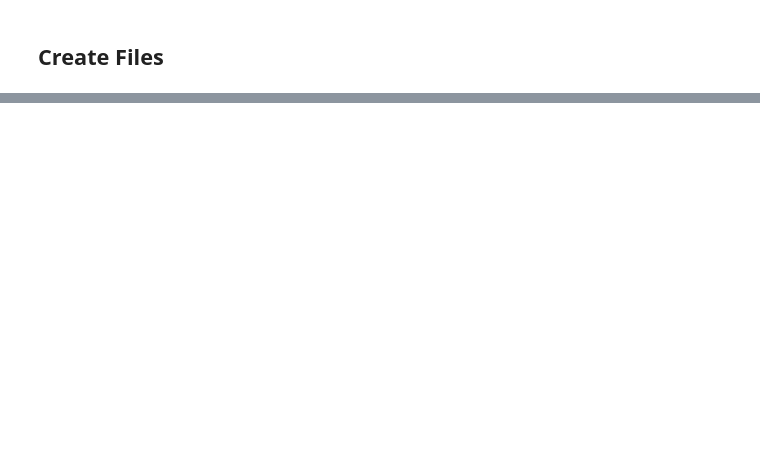
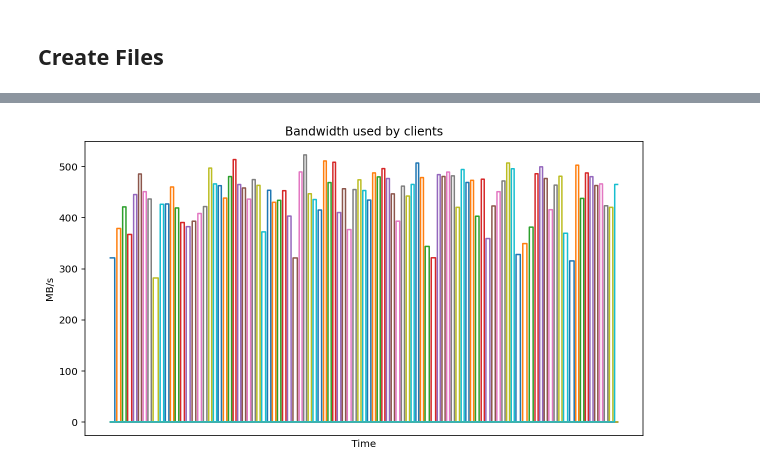
Before and after one commit to ephes/django_fileresponse, a Jupyter notebook: nbs/test_concurrent_downloads.ipynb, the cells around one changed output, grey strips where cells are left out. Cells and saved outputs as stored; diff of their text form; code cells hidden in the pictures; blank space fills up the shorter version.

Commit message:
read file contents if exists + plot download chart

```diff
--- a/nbs/test_concurrent_downloads.ipynb
+++ b/nbs/test_concurrent_downloads.ipynb
@@ -34,6 +53,13 @@ for num in range(100):
 # %%
 # dont_test
+timestamps = []
 base_url = "http://localhost:8000"
-urls = []
-for num in num_to_md5sum:
-    urls.append(urljoin(base_url, f"{num}"))
+for num, expected_md5sum in num_to_md5sum.items():
+    url = urljoin(base_url, f"{num}")
+    started = datetime.now()
+    r = requests.get(url)
+    stopped = datetime.now()
+    timestamps.append((started, stopped))
+    r.raise_for_status()
+    actual_md5sum = hashlib.md5(r.content).hexdigest()
+    assert expected_md5sum == actual_md5sum
@@ -48,0 +68,17 @@ for num, expected_md5sum in num_to_md5sum.items():
+# %%
+# dont_test
+
+
+def df_from_timestamps(timestamps, file_size):
+    min_started = min([started for started, stopped in timestamps])
+    max_stopped = max([stopped for started, stopped in timestamps])
+    index = pd.date_range(start=min_started, end=max_stopped, freq="ms")
+    df = pd.DataFrame(index=index)
+    for i, ts in enumerate(timestamps):
+        start, end = ts
+        duration = (end - start).total_seconds()
+        bandwidth = (file_size / duration) / 10 ** 6
+        column = f"client_{i}"
+        df.loc[:, column] = 0
+        df.loc[start:end, column] = bandwidth
+    return df
@@ -48,0 +87,5 @@ for num, expected_md5sum in num_to_md5sum.items():
+# %%
+# dont_test
+
+
+df = df_from_timestamps(timestamps, file_size)
@@ -48,0 +94,8 @@ for num, expected_md5sum in num_to_md5sum.items():
+# %%
+# dont_test
+
+ax = df.plot(figsize=(10, 6), legend=False, title="Bandwidth used by clients")
+ax.set_xlabel("Time")
+_ = ax.set_ylabel("MB/s")
+# %% [output]
+[figure, added]
```
Also changed, not shown: parts of 10 cells of this notebook, 3 other files.
